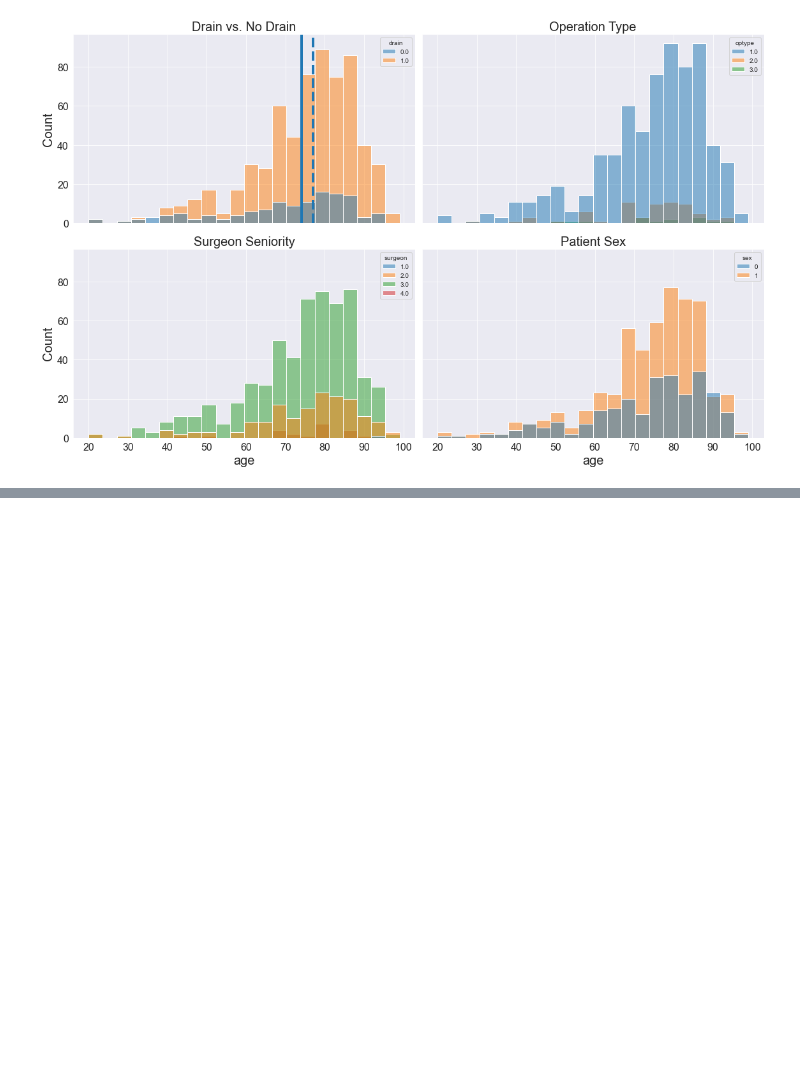
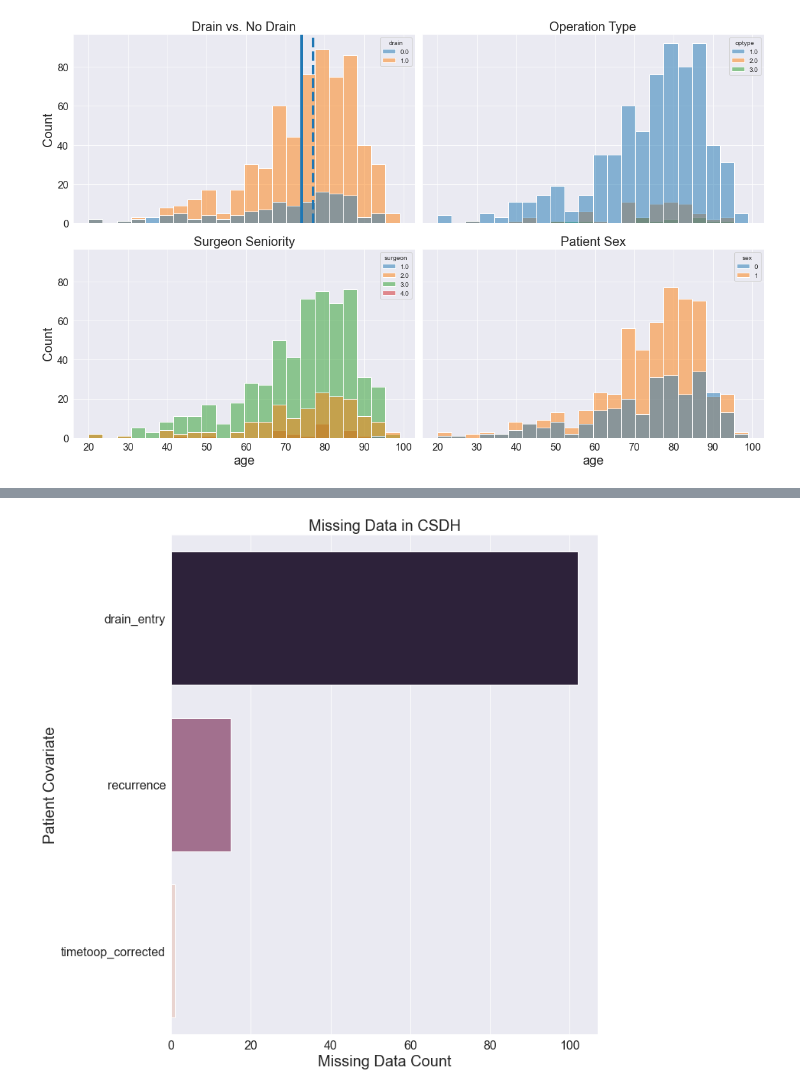
Before and after one commit to c-abbott/surviving-the-icu, a Jupyter notebook: notebooks/csdh_eda.ipynb, the cells around one changed output, grey strips where cells are left out. Cells and saved outputs as stored; diff of their text form; code cells hidden in the pictures; blank space fills up the shorter version.

```diff
--- a/notebooks/csdh_eda.ipynb
+++ b/notebooks/csdh_eda.ipynb
@@ -107,0 +146,18 @@ plt.show()
+# %%
+csdh_drain = csdh[csdh['drain']==1]
+# %%
+# Counting NaNs
+md_df_drain = csdh_drain.isna().sum().to_frame(name="missing_data_count").reset_index()
+md_df_drain = md_df_drain.rename(columns={"index":"covariate"})
+# Sorting.
+md_df_drain = md_df_drain.sort_values(by="missing_data_count", ascending=False)
+# Remove zeros
+md_df_drain = md_df_drain.drop(md_df_drain[md_df_drain['missing_data_count']==0].index)
+# %%
+fig, ax = plt.subplots(1, 1, figsize=(10, 12))
+pal = sns.cubehelix_palette(md_df_drain.shape[0])[::-1]
+sns.barplot(x="missing_data_count", y="covariate", data=md_df_drain, palette=pal)
+ax.set(xlabel='Missing Data Count', ylabel='Patient Covariate', title='Missing Data in CSDH')
+plt.show()
+# %% [output]
+[figure, added]
```
Also changed, not shown: parts of 23 cells of this notebook.
